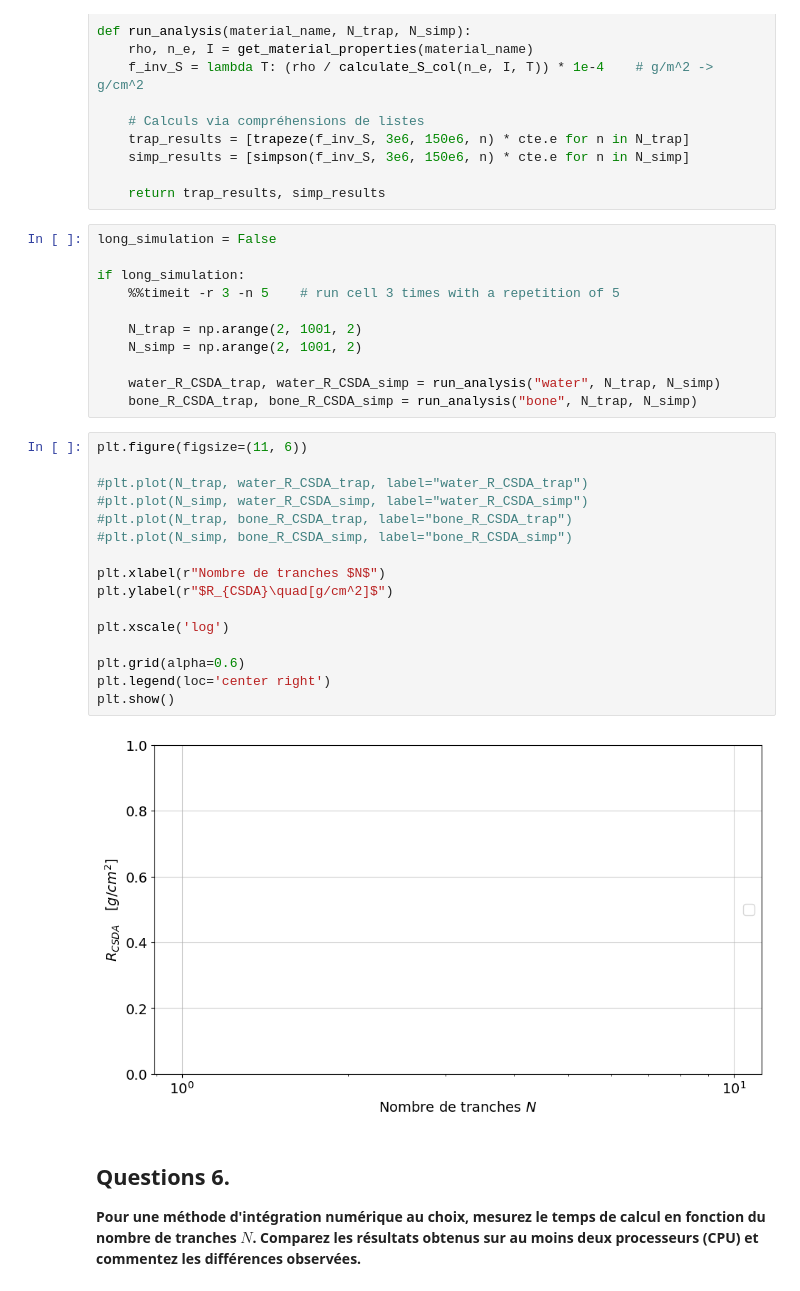
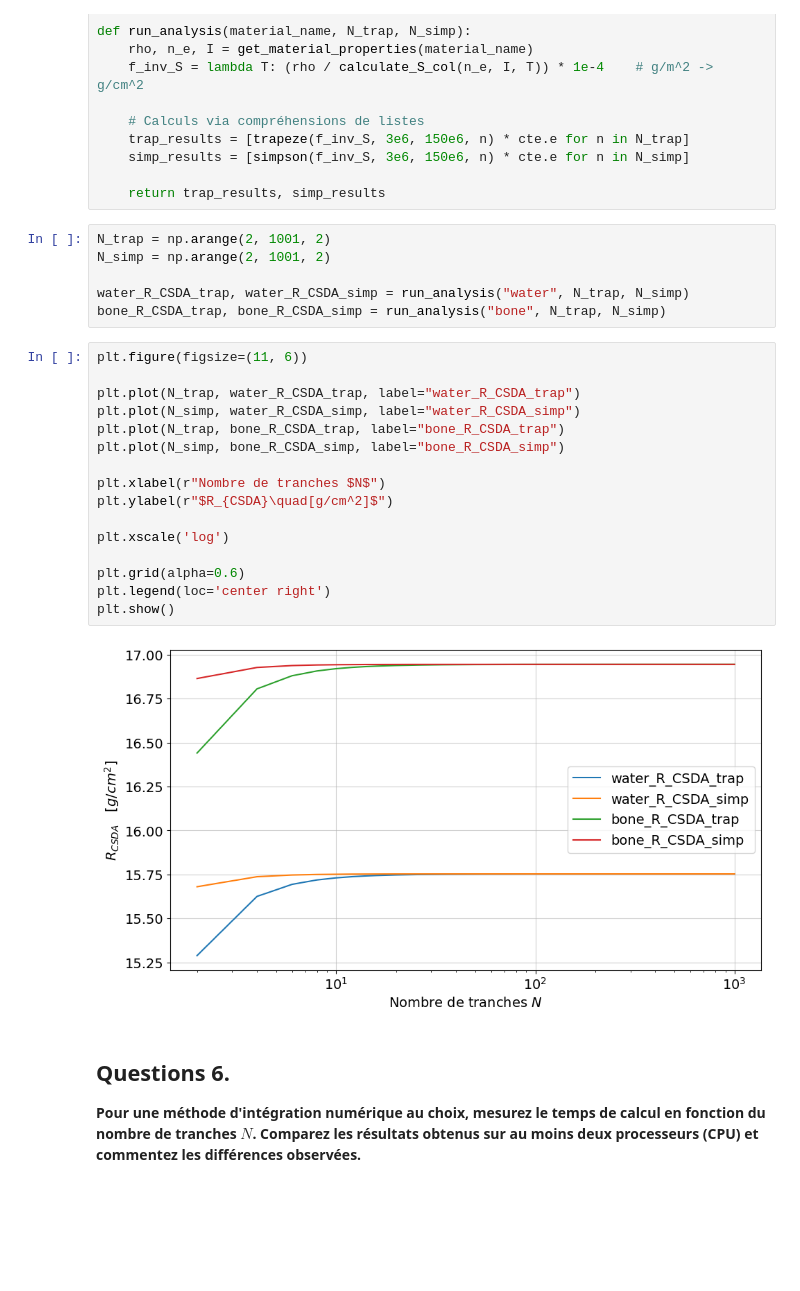
Before and after one commit to Eloi-Blouin/GPH-University-Laval-Course, a Jupyter notebook: Ulaval Session 8 Hiver 2026/Physique Numérique/TP1/TP1_ÉloiBlouin_ClémentPoulin.ipynb, the cells around one changed output. Drawn from its saved outputs; the diff is of its cells as text; blank space fills up the shorter version.

```diff
--- a/Ulaval Session 8 Hiver 2026/Physique Numérique/TP1/TP1_ÉloiBlouin_ClémentPoulin.ipynb
+++ b/Ulaval Session 8 Hiver 2026/Physique Numérique/TP1/TP1_ÉloiBlouin_ClémentPoulin.ipynb
@@ -432,34 +432,29 @@ def run_analysis(material_name, N_trap, N_simp):
 
     return trap_results, simp_results
 # %%
-long_simulation = False
+N_trap = np.arange(2, 1001, 2)
+N_simp = np.arange(2, 1001, 2)
 
-if long_simulation:
-    %%timeit -r 3 -n 5    # run cell 3 times with a repetition of 5
-
-    N_trap = np.arange(2, 1001, 2)
-    N_simp = np.arange(2, 1001, 2)
-
-    water_R_CSDA_trap, water_R_CSDA_simp = run_analysis("water", N_trap, N_simp)
-    bone_R_CSDA_trap, bone_R_CSDA_simp = run_analysis("bone", N_trap, N_simp)
+water_R_CSDA_trap, water_R_CSDA_simp = run_analysis("water", N_trap, N_simp)
+bone_R_CSDA_trap, bone_R_CSDA_simp = run_analysis("bone", N_trap, N_simp)
 # %%
 plt.figure(figsize=(11, 6))
 
-#plt.plot(N_trap, water_R_CSDA_trap, label="water_R_CSDA_trap")
-#plt.plot(N_simp, water_R_CSDA_simp, label="water_R_CSDA_simp")
-#plt.plot(N_trap, bone_R_CSDA_trap, label="bone_R_CSDA_trap")
-#plt.plot(N_simp, bone_R_CSDA_simp, label="bone_R_CSDA_simp")
+plt.plot(N_trap, water_R_CSDA_trap, label="water_R_CSDA_trap")
+plt.plot(N_simp, water_R_CSDA_simp, label="water_R_CSDA_simp")
+plt.plot(N_trap, bone_R_CSDA_trap, label="bone_R_CSDA_trap")
+plt.plot(N_simp, bone_R_CSDA_simp, label="bone_R_CSDA_simp")
 
 plt.xlabel(r"Nombre de tranches $N$")
 plt.ylabel(r"$R_{CSDA}\quad[g/cm^2]$")
 
 plt.xscale('log')
 
 plt.grid(alpha=0.6)
 plt.legend(loc='center right')
 plt.show()
 # %% [output]
-[figure, old version]
+[figure, new version]
 # %% [markdown]
 ## **Questions 6.**
 **Pour une méthode d'intégration numérique au choix, mesurez le temps de calcul en fonction du nombre de tranches $N$. Comparez les résultats obtenus sur au moins deux processeurs (CPU) et commentez les différences observées.**
```
Also changed, not shown: parts of 3 cells of this notebook.
